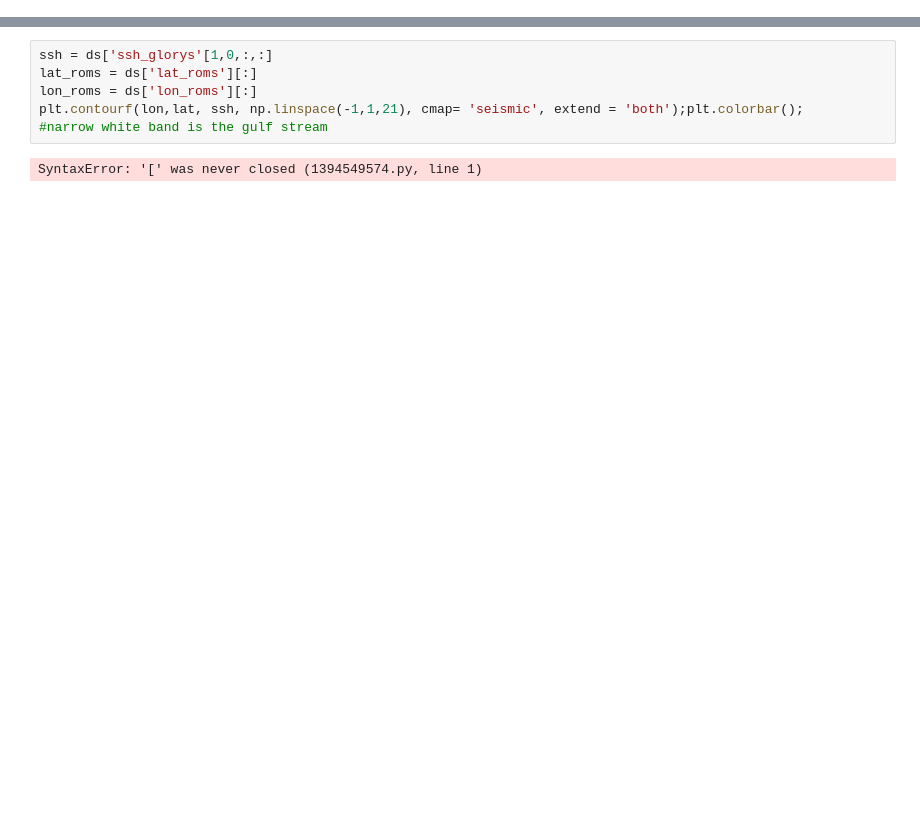
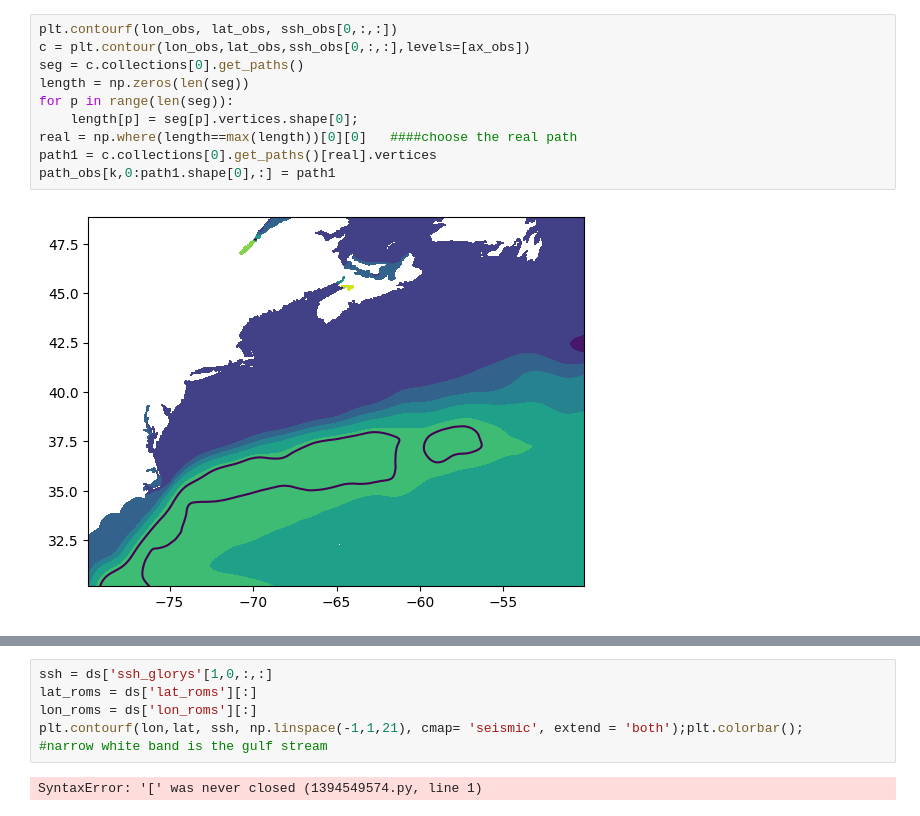
Before and after one commit to sydperk8/NES_coldpool_data, a Jupyter notebook: GS_path.ipynb, the cells around one changed output, grey strips where cells are left out. Cells and saved outputs as stored; diff of their text form; blank space fills up the shorter version.

```diff
--- a/GS_path.ipynb
+++ b/GS_path.ipynb
@@ -110,0 +136,12 @@ length_obs = month2year((length_obs-np.mean(length_obs))/np.std(length_obs))
+# %%
+plt.contourf(lon_obs, lat_obs, ssh_obs[0,:,:])
+c = plt.contour(lon_obs,lat_obs,ssh_obs[0,:,:],levels=[ax_obs])
+seg = c.collections[0].get_paths()
+length = np.zeros(len(seg))
+for p in range(len(seg)):
+    length[p] = seg[p].vertices.shape[0];
+real = np.where(length==max(length))[0][0]   ####choose the real path
+path1 = c.collections[0].get_paths()[real].vertices
+path_obs[k,0:path1.shape[0],:] = path1
+# %% [output]
+[figure, added]
```
Also changed, not shown: parts of 19 cells of this notebook.
